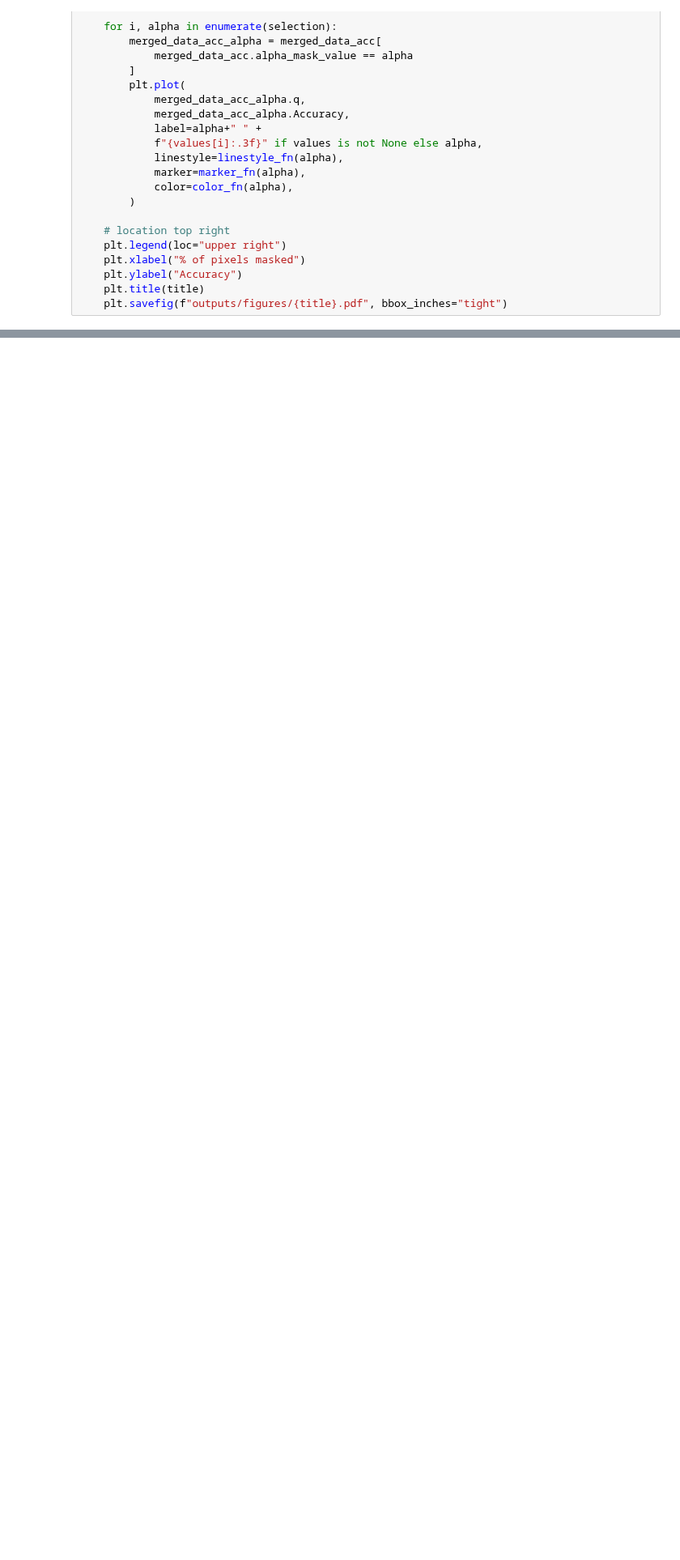
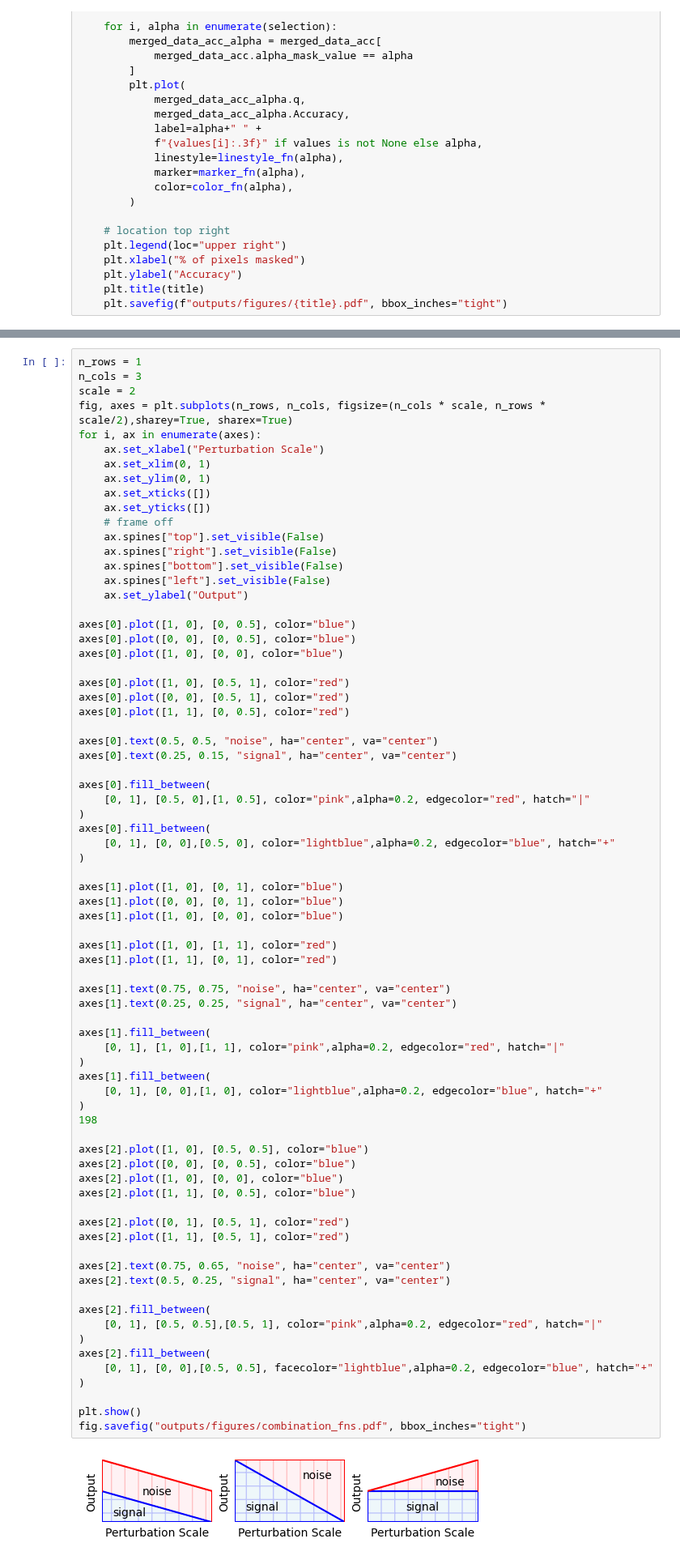
Before and after one commit to Amir-Mehrpanah/On-Spectral-Properties-of-Gradient-based-Explanation-Methods-ECCV24, a Jupyter notebook: experiments/experiment_7.ipynb, the cells around one changed output, grey strips where cells are left out. Shown at 81% size. Saved outputs shown, nothing was run; the diff lists cells and outputs as text; blank space fills up the shorter version.

```diff
--- a/experiments/experiment_7.ipynb
+++ b/experiments/experiment_7.ipynb
@@ -251,3 +262,79 @@ outputs/metadata/experiment_7_2_additive_combination_0/merged_metadata.csv
+# %%
+n_rows = 1
+n_cols = 3
+scale = 2
+fig, axes = plt.subplots(n_rows, n_cols, figsize=(n_cols * scale, n_rows * scale/2),sharey=True, sharex=True)
+for i, ax in enumerate(axes):
+    ax.set_xlabel("Perturbation Scale")
+    ax.set_xlim(0, 1)
+    ax.set_ylim(0, 1)
+    ax.set_xticks([])
+    ax.set_yticks([])
+    # frame off
+    ax.spines["top"].set_visible(False)
+    ax.spines["right"].set_visible(False)
+    ax.spines["bottom"].set_visible(False)
+    ax.spines["left"].set_visible(False)
+    ax.set_ylabel("Output")
+
+axes[0].plot([1, 0], [0, 0.5], color="blue")
+axes[0].plot([0, 0], [0, 0.5], color="blue")
+axes[0].plot([1, 0], [0, 0], color="blue")
+
+axes[0].plot([1, 0], [0.5, 1], color="red")
+axes[0].plot([0, 0], [0.5, 1], color="red")
+axes[0].plot([1, 1], [0, 0.5], color="red")
+
+axes[0].text(0.5, 0.5, "noise", ha="center", va="center")
+axes[0].text(0.25, 0.15, "signal", ha="center", va="center")
+
+axes[0].fill_between(
+    [0, 1], [0.5, 0],[1, 0.5], color="pink",alpha=0.2, edgecolor="red", hatch="|"
+)
+axes[0].fill_between(
+    [0, 1], [0, 0],[0.5, 0], color="lightblue",alpha=0.2, edgecolor="blue", hatch="+"
+)
+
+axes[1].plot([1, 0], [0, 1], color="blue")
+axes[1].plot([0, 0], [0, 1], color="blue")
+axes[1].plot([1, 0], [0, 0], color="blue")
+
+axes[1].plot([1, 0], [1, 1], color="red")
+axes[1].plot([1, 1], [0, 1], color="red")
+
+axes[1].text(0.75, 0.75, "noise", ha="center", va="center")
+axes[1].text(0.25, 0.25, "signal", ha="center", va="center")
+
+axes[1].fill_between(
+    [0, 1], [1, 0],[1, 1], color="pink",alpha=0.2, edgecolor="red", hatch="|"
+)
+axes[1].fill_between(
+    [0, 1], [0, 0],[1, 0], color="lightblue",alpha=0.2, edgecolor="blue", hatch="+"
+)
+198
+
+axes[2].plot([1, 0], [0.5, 0.5], color="blue")
+axes[2].plot([0, 0], [0, 0.5], color="blue")
+axes[2].plot([1, 0], [0, 0], color="blue")
+axes[2].plot([1, 1], [0, 0.5], color="blue")
+
+axes[2].plot([0, 1], [0.5, 1], color="red")
+axes[2].plot([1, 1], [0.5, 1], color="red")
+
+axes[2].text(0.75, 0.65, "noise", ha="center", va="center")
+axes[2].text(0.5, 0.25, "signal", ha="center", va="center")
+
+axes[2].fill_between(
+    [0, 1], [0.5, 0.5],[0.5, 1], color="pink",alpha=0.2, edgecolor="red", hatch="|"
+)
+axes[2].fill_between(
+    [0, 1], [0, 0],[0.5, 0.5], facecolor="lightblue",alpha=0.2, edgecolor="blue", hatch="+"
+)
+
+plt.show()
+fig.savefig("outputs/figures/combination_fns.pdf", bbox_inches="tight")
+# %% [output]
+[figure, added]
 # %%
 actual_qs = merged_data.groupby(["alpha_mask_value", "q"])["actual_q"].mean()
 actual_qs = actual_qs.reset_index()
```
Also changed, not shown: parts of 14 cells of this notebook, 2 other files.
